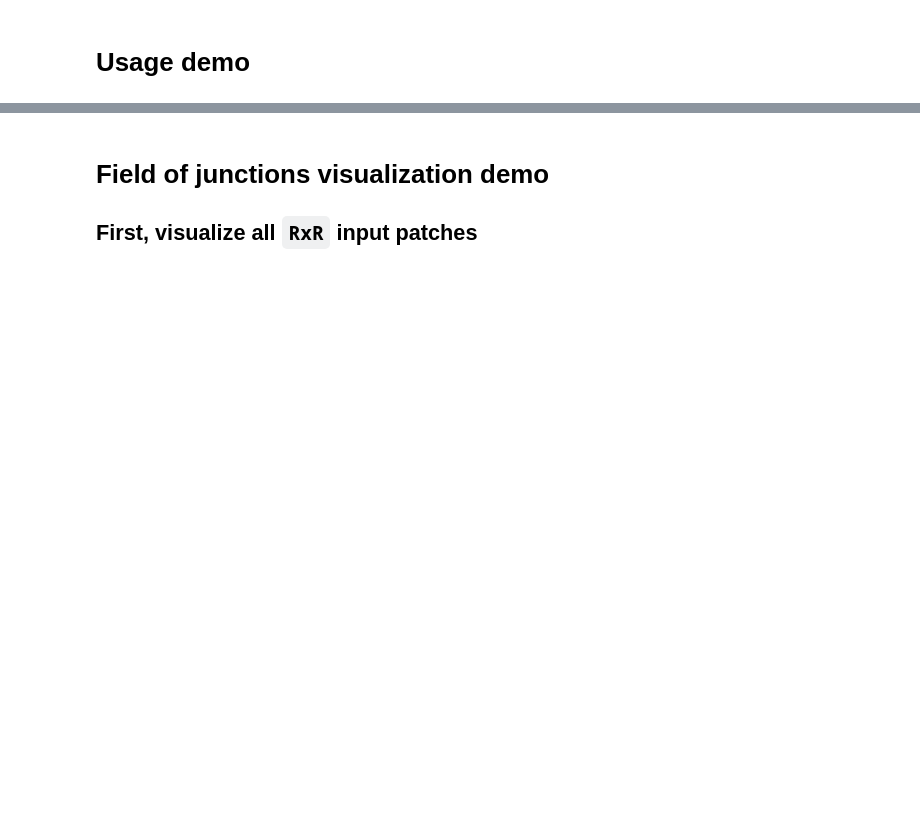
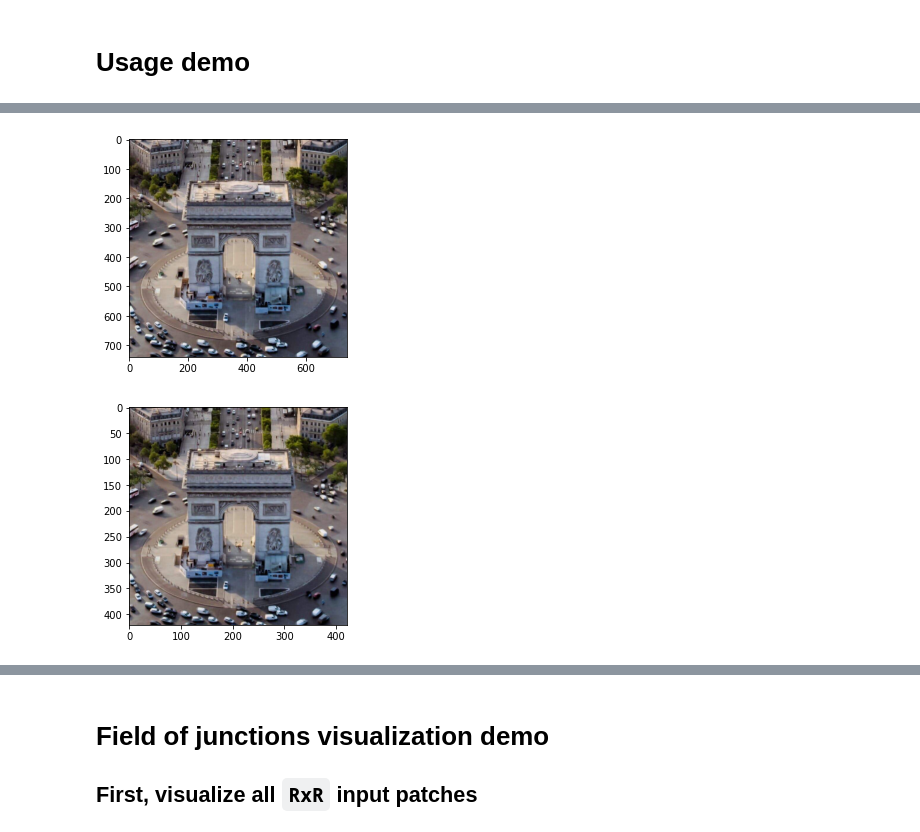
Before and after one commit to aneeldamaraju/fieldofjunctions, a Jupyter notebook: examples/foj_demo.ipynb, the cells around one changed output, grey strips where cells are left out. Saved outputs shown, nothing was run; the diff lists cells and outputs as text; code cells hidden in the pictures; blank space fills up the shorter version.

```diff
--- a/examples/foj_demo.ipynb
+++ b/examples/foj_demo.ipynb
@@ -35,3 +37,15 @@ plt.axis('off');
+# %%
+im_big = matplotlib.image.imread('Arch.jpeg')
+R = 21
+img = cv2.resize(im_big,(400+R,400+R))
+plt.imshow(im_big)
+plt.figure()
+plt.imshow(img)
+img.shape
+img = np.asarray(img/255.0,dtype=np.float32)
+# %% [output]
+[figure, added]
+[figure, added]
 # %%
 # Create opts object
 opts = SimpleNamespace()
```
Also changed, not shown: parts of 7 cells of this notebook, 2 other files.
